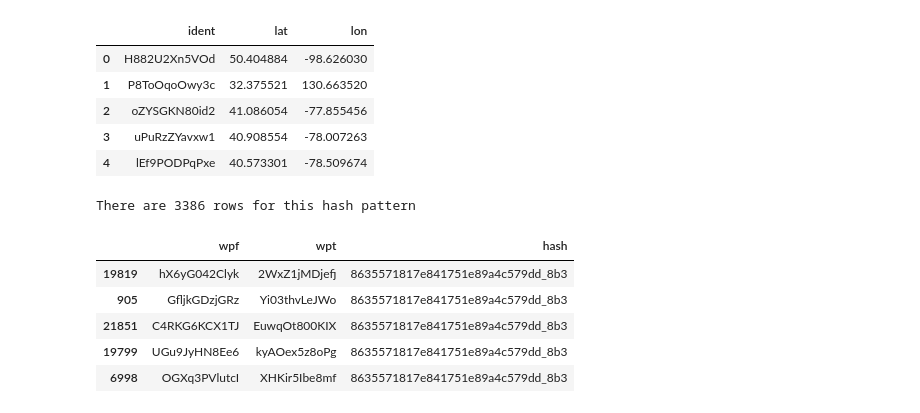
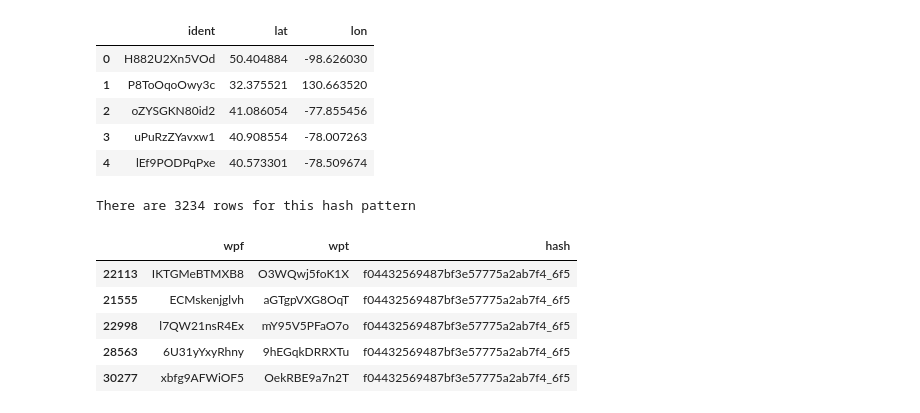
Before and after one commit to thinhhoang95/XFD, a Jupyter notebook: flow-detection/viz_segments6.ipynb, the cells around one changed output. Saved outputs shown, nothing was run; the diff lists cells and outputs as text; code cells hidden in the pictures.

```diff
--- a/flow-detection/viz_segments6.ipynb
+++ b/flow-detection/viz_segments6.ipynb
@@ -51,20 +51,20 @@ wp_df.head()
 | 4 | lEf9PODPqPxe | 40.573301 | -78.509674 |
 # %%
 # df corresponding to the first hash value
-hash_df1 = hash_df[hash_df['hash'] == hash_counts.index[1]]
+hash_df1 = hash_df[hash_df['hash'] == hash_counts.index[2]]
 print(f'There are {len(hash_df1)} rows for this hash pattern')
 # sample randomly 100 rows
 if len(hash_df1) > 100:
     hash_df1 = hash_df1.sample(100)
 hash_df1.head()
 # %% [output]
-There are 3386 rows for this hash pattern
+There are 3234 rows for this hash pattern
 |  | wpf | wpt | hash |
-| 19819 | hX6yG042Clyk | 2WxZ1jMDjefj | 8635571817e841751e89a4c579dd_8b3 |
-| 905 | GfljkGDzjGRz | Yi03thvLeJWo | 8635571817e841751e89a4c579dd_8b3 |
-| 21851 | C4RKG6KCX1TJ | EuwqOt800KIX | 8635571817e841751e89a4c579dd_8b3 |
-| 19799 | UGu9JyHN8Ee6 | kyAOex5z8oPg | 8635571817e841751e89a4c579dd_8b3 |
-| 6998 | OGXq3PVlutcI | XHKir5Ibe8mf | 8635571817e841751e89a4c579dd_8b3 |
+| 22113 | IKTGMeBTMXB8 | O3WQwj5foK1X | f04432569487bf3e57775a2ab7f4_6f5 |
+| 21555 | ECMskenjglvh | aGTgpVXG8OqT | f04432569487bf3e57775a2ab7f4_6f5 |
+| 22998 | l7QW21nsR4Ex | mY95V5PFaO7o | f04432569487bf3e57775a2ab7f4_6f5 |
+| 28563 | 6U31yYxyRhny | 9hEGqkDRRXTu | f04432569487bf3e57775a2ab7f4_6f5 |
+| 30277 | xbfg9AFWiOF5 | OekRBE9a7n2T | f04432569487bf3e57775a2ab7f4_6f5 |
 # %%
 import cartopy.crs as ccrs
 import matplotlib.pyplot as plt
```
Also changed, not shown: parts of 6 cells of this notebook, 1 other file.
